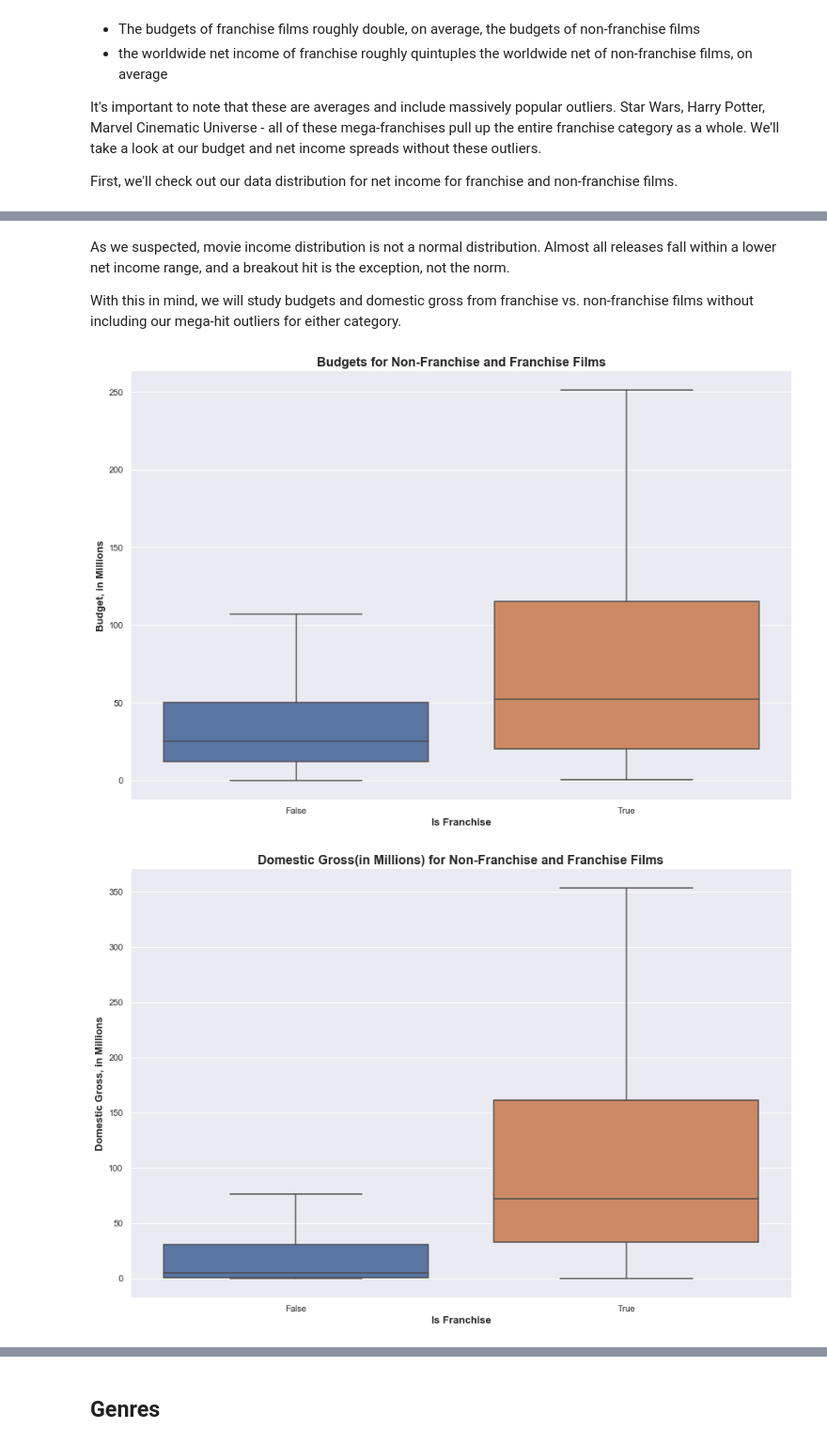
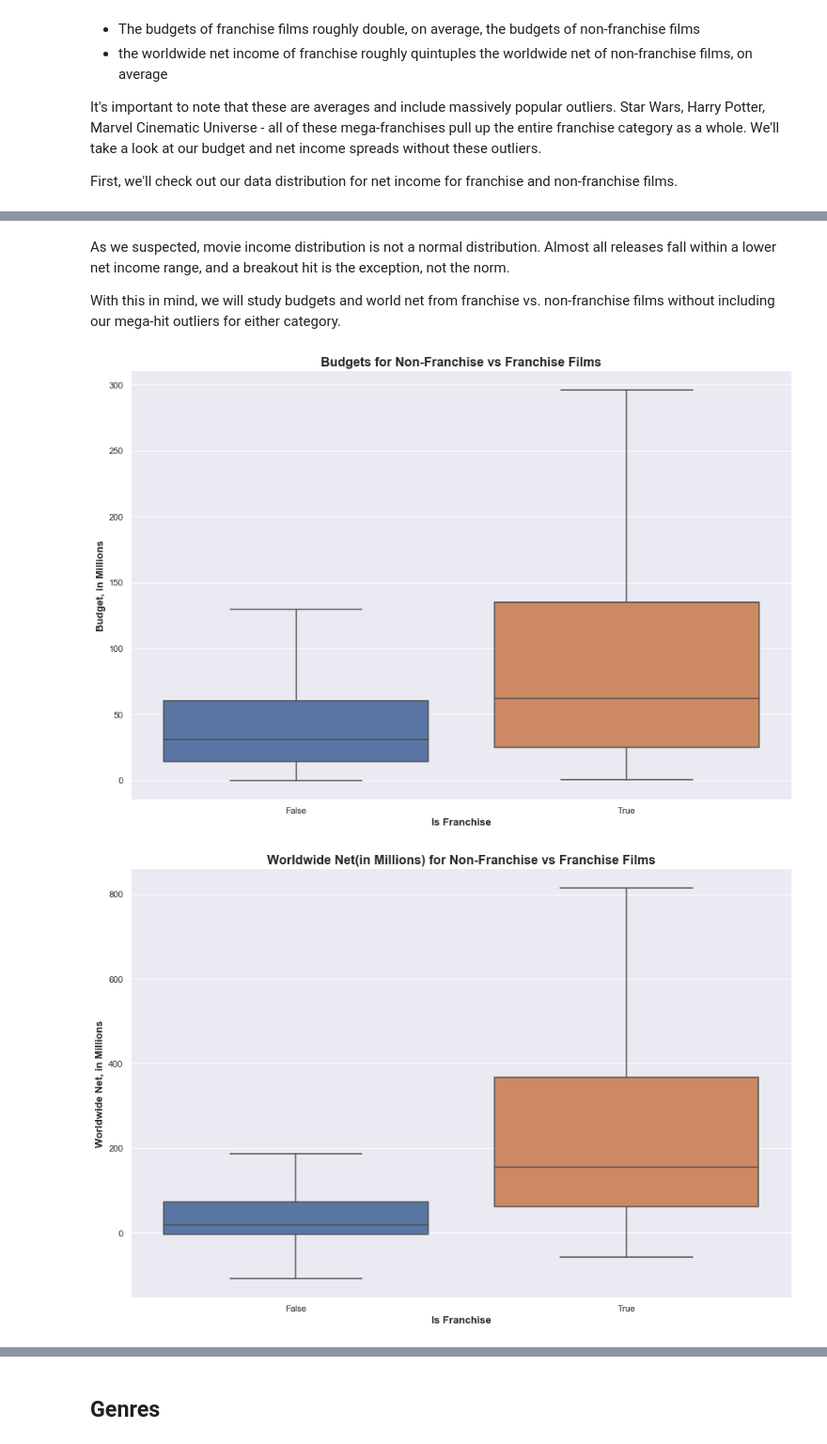
Before and after one commit to threnjen/dsc-mod-1-project-v2-1-online-ds-sp-000, a Jupyter notebook: student.ipynb, the cells around one changed output, grey strips where cells are left out. Shown at 94% size. Drawn from its saved outputs; the diff is of its cells as text; code cells hidden in the pictures.

```diff
--- a/student.ipynb
+++ b/student.ipynb
@@ -1697,7 +1693,7 @@ master_movies.loc[(master_movies['title'] == 'fast & furious 6'), 'is_franchise'
 master_movies.loc[(master_movies['title'] == 'mission impossible ghost protocol'), 'is_franchise'] = True
 master_movies.loc[(master_movies['title'] == 'mission impossible rogue nation'), 'is_franchise'] = True
 master_movies.loc[(master_movies['title'] == 'men in black ii'), 'is_franchise'] = True
-# %%
-# using our string titles function to re-format our titles
-master_movies['title'] = master_movies['title'].map(lambda x: string_titles(x))
+# %%
+# reorder our data frame the way we prefer
+master_movies = master_movies[['title', 'mpaa_rating', 'genres', 'studio', 'franchise', 'budget', 'dom_gross', 'world_gross', 'dom_net', 'world_net', 'popularity', 'user_rating', 'total_votes', 'rating_id', 'release_date', 'is_franchise']]
 # %%
@@ -1711,4 +1708,4 @@ genre_map = master_movies['genres'].str.join(',').str.get_dummies(sep=',').astyp
 master_movies = master_movies.join(genre_map, how="left")
 # %%
 # drop our original genres column, which we don't need anymore
-master_movies.drop(columns='genres')
+master_movies.drop(columns='genres', inplace=True)
@@ -1729,0 +1712,3 @@ master_movies.drop(columns='genres')
+# %%
+# re-format our movie titles back to pretty
+master_movies['title'] = master_movies['title'].map(lambda x: str(x).title())
@@ -2052,23 +2023,23 @@ notfranchisehist.set_title('World Net of Non-Franchise Films',weight='bold',font
 # %% [markdown]
 As we suspected, movie income distribution is not a normal distribution. Almost all releases fall within a lower net income range, and a breakout hit is the exception, not the norm.
 
-With this in mind, we will study budgets and domestic gross from franchise vs. non-franchise films without including our mega-hit outliers for either category.
+With this in mind, we will study budgets and world net from franchise vs. non-franchise films without including our mega-hit outliers for either category.
 # %%
 fig, ax=plt.subplots(figsize=(15,10))
 data = full_financials
 budgets = sns.boxplot(x='is_franchise', y='budget', data=full_financials, showfliers=False)
 budgets.set_ylabel('Budget, in Millions',weight='bold',fontsize=13)
 budgets.set_xlabel('Is Franchise', weight='bold',fontsize=13)
-budgets.set_title('Budgets for Non-Franchise and Franchise Films',weight='bold',fontsize=16)
+budgets.set_title('Budgets for Non-Franchise vs Franchise Films',weight='bold',fontsize=16)
 sns.despine()
 
 fig, ax=plt.subplots(figsize=(15,10))
-data = master_movies
-budgets = sns.boxplot(x='is_franchise', y='dom_gross', data=master_movies, showfliers=False)
-budgets.set_ylabel('Domestic Gross, in Millions',weight='bold',fontsize=13)
+data = full_financials
+budgets = sns.boxplot(x='is_franchise', y='world_net', data=full_financials, showfliers=False)
+budgets.set_ylabel('Worldwide Net, in Millions',weight='bold',fontsize=13)
 budgets.set_xlabel('Is Franchise', weight='bold',fontsize=13)
-budgets.set_title('Domestic Gross(in Millions) for Non-Franchise and Franchise Films',weight='bold',fontsize=16)
+budgets.set_title('Worldwide Net(in Millions) for Non-Franchise vs Franchise Films',weight='bold',fontsize=16)
 sns.despine();
 # %% [output]
-[figure, old version]
+[figure, new version]
-[figure, old version]
+[figure, new version]
```
Also changed, not shown: parts of 116 cells of this notebook.
